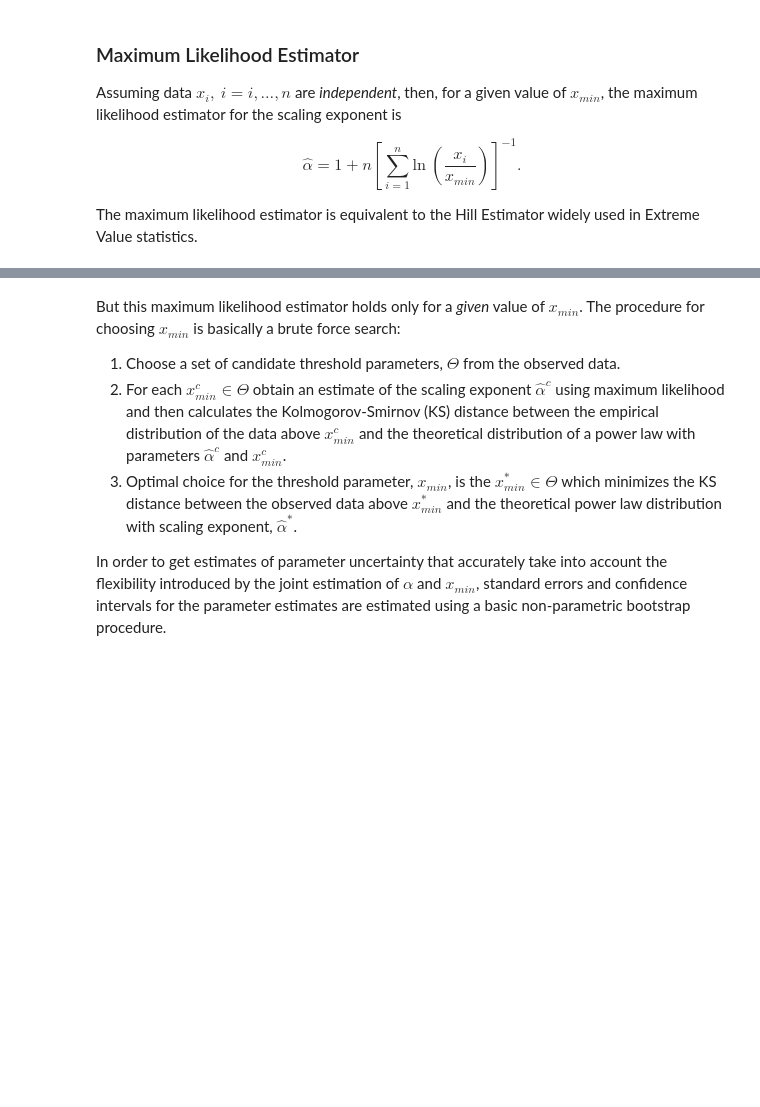
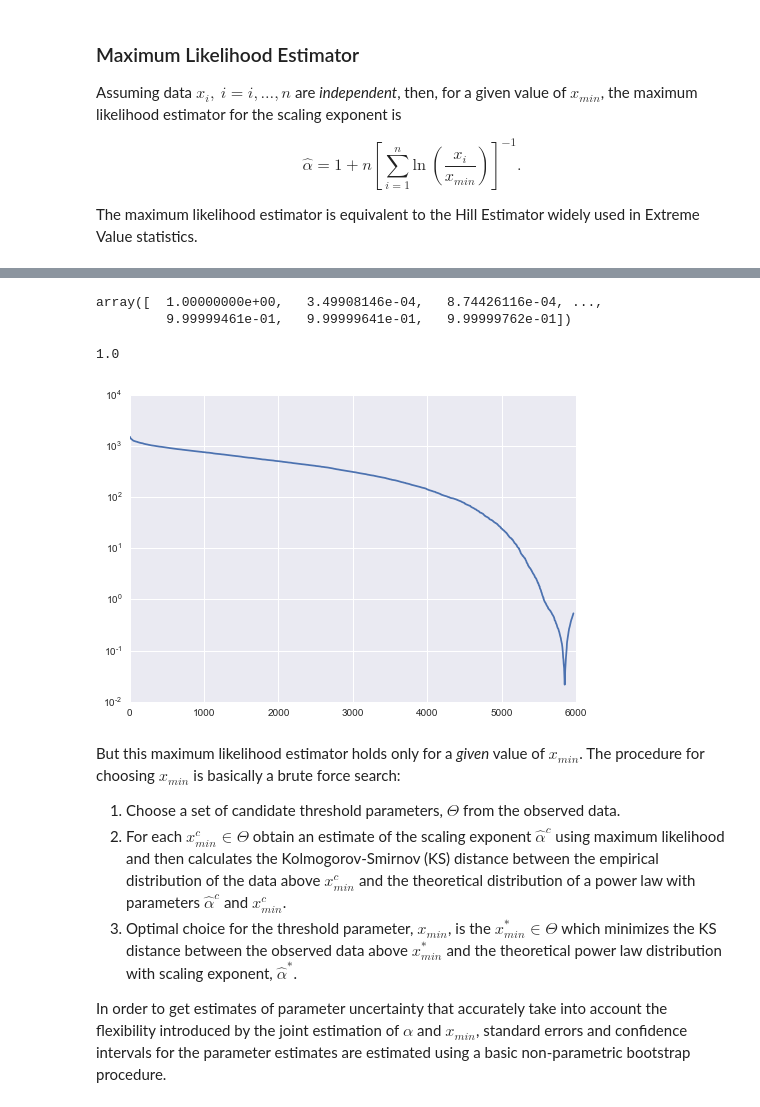
Before and after one commit to davidrpugh/talks, a Jupyter notebook: 2016/pydata-amsterdam/pydata-amsterdam.ipynb, the cells around one changed output, grey strips where cells are left out. Cells and saved outputs as stored; diff of their text form; code cells hidden in the pictures; blank space fills up the shorter version.

```diff
--- a/2016/pydata-amsterdam/pydata-amsterdam.ipynb
+++ b/2016/pydata-amsterdam/pydata-amsterdam.ipynb
@@ -470 +244,19 @@ def vuong_likelihood_ratio_test(result1, result2):
+# %%
+PowerLaw._cdf(ecdf.x, 0.08, 3.0)
+# %% [output]
+array([  1.00000000e+00,   3.49908146e-04,   8.74426116e-04, ...,
+         9.99999461e-01,   9.99999641e-01,   9.99999762e-01])
+# %%
+PowerLaw._cdf(-np.inf, 0.08, 3.0)
+# %% [output]
+1.0
+# %%
+clean_data = fdic_sdi_panel.minor_xs(date)['asset'].dropna().sort_values()
+candidate_xmins = clean_data[clean_data <= clean_data.quantile(0.95)]
+Ds = [Pareto._compute_ks_distance(xmin, clean_data) for xmin in candidate_xmins]
+# %%
+plt.plot(Ds)
+plt.yscale('log')
+# %% [output]
+[figure, added]
 # %%
```
Also changed, not shown: parts of 18 cells of this notebook.
